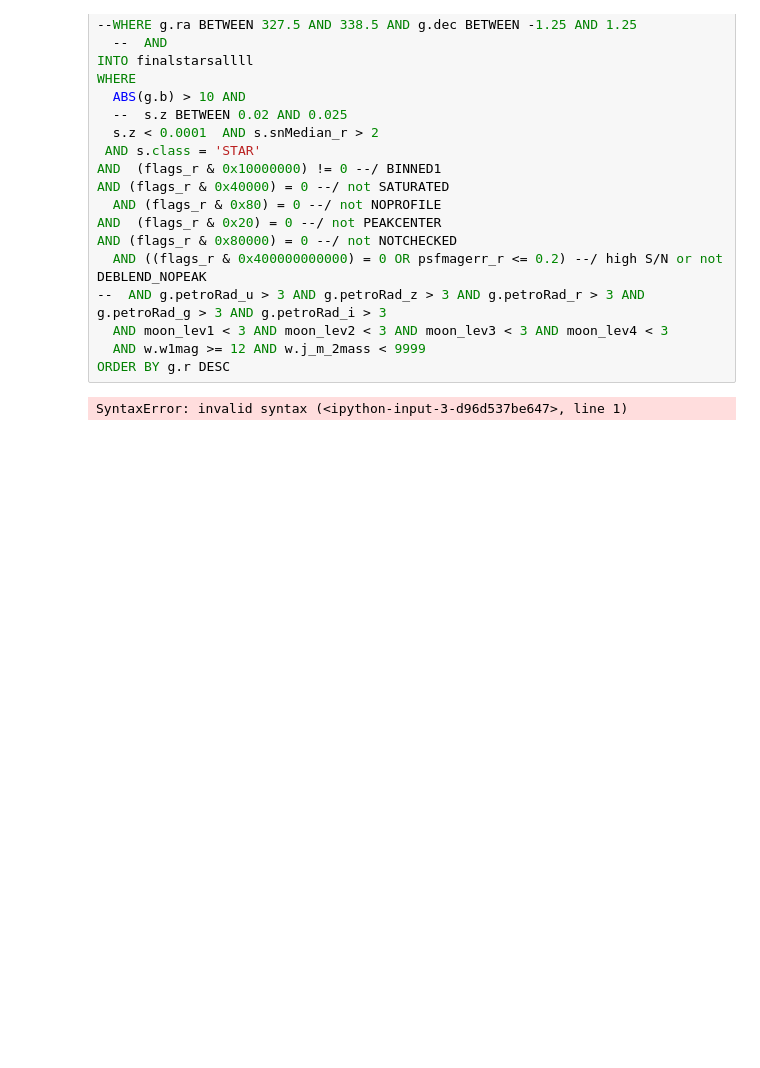
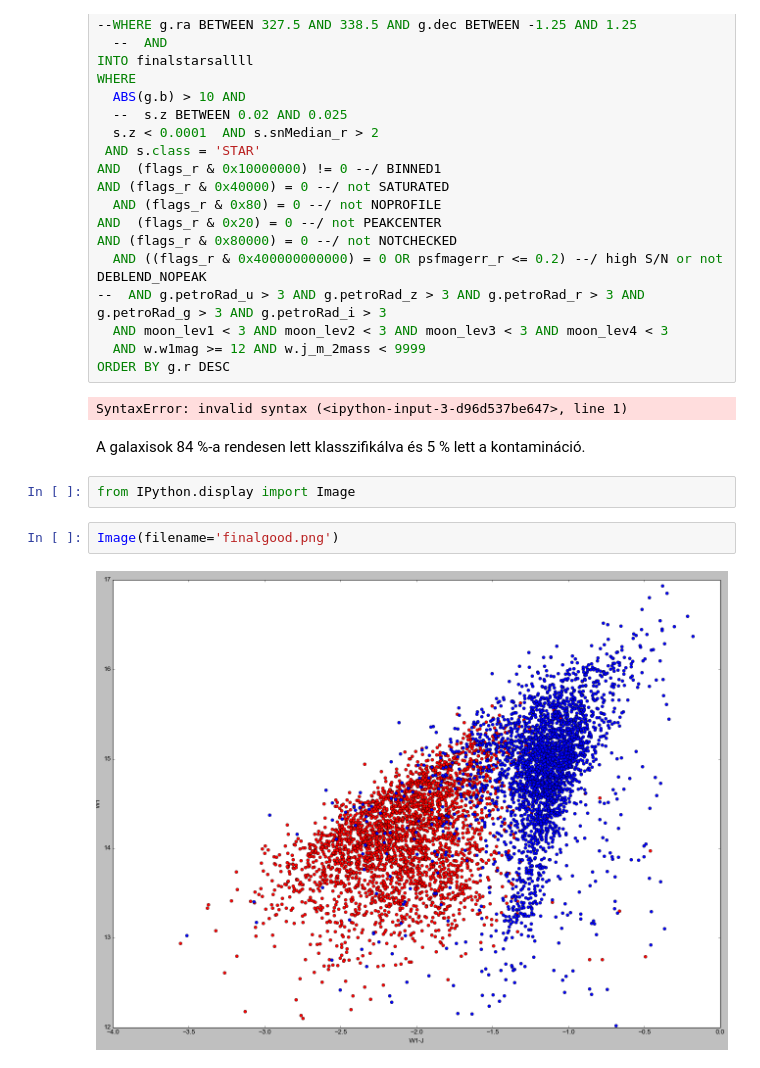
Before and after one commit to ggalgoczi/wise2mass, a Jupyter notebook: gxstarsep_2.ipynb, the cells around one changed output. Saved outputs shown, nothing was run; the diff lists cells and outputs as text; blank space fills up the shorter version.

```diff
--- a/gxstarsep_2.ipynb
+++ b/gxstarsep_2.ipynb
@@ -83,3 +83,11 @@ AND (flags_r & 0x80000) = 0 --/ not NOTCHECKED
 ORDER BY g.r DESC
 # %% [output]
 SyntaxError: invalid syntax (<ipython-input-3-d96d537be647>, line 1)
+# %% [markdown]
+A galaxisok 84 %-a rendesen lett klasszifikálva és 5 % lett a kontamináció.
+# %%
+from IPython.display import Image
+# %%
+Image(filename='finalgood.png')
+# %% [output]
+[figure, added]
```
